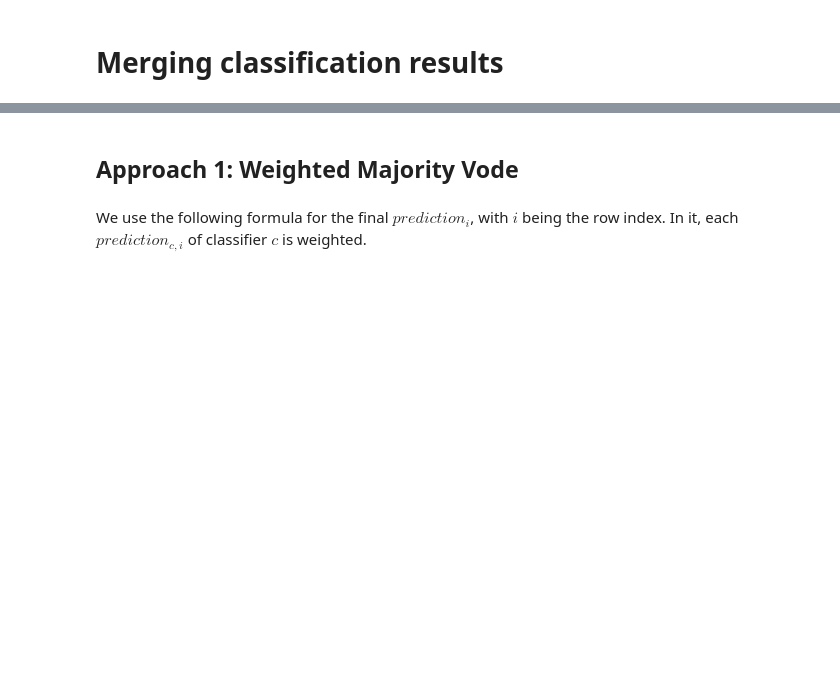
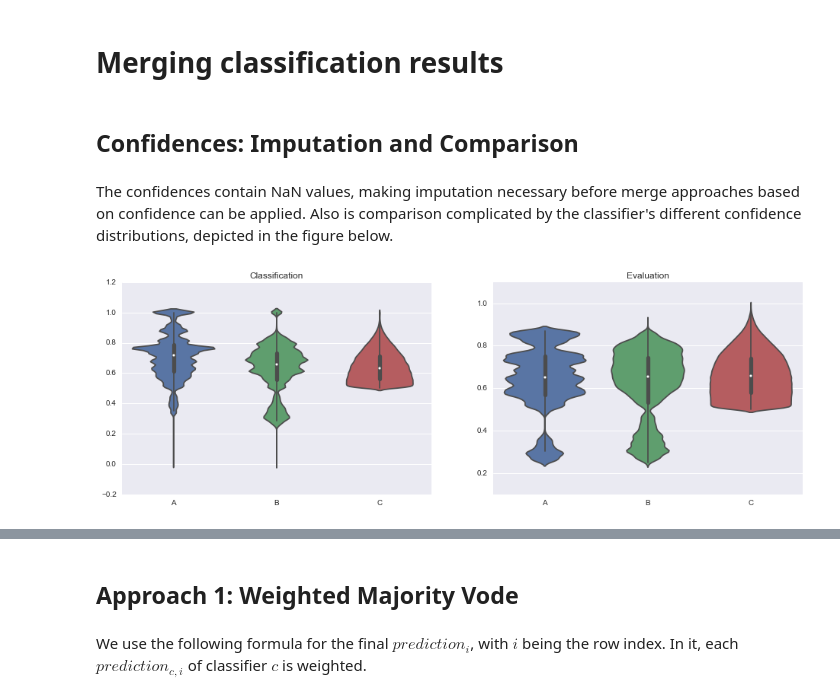
Before and after one commit to busfahren/dmc-results, a Jupyter notebook: merge.ipynb, the cells around one changed output, grey strips where cells are left out. Saved outputs shown, nothing was run; the diff lists cells and outputs as text; code cells hidden in the pictures; blank space fills up the shorter version.

Commit message:
Add confidence imputation

```diff
--- a/merge.ipynb
+++ b/merge.ipynb
@@ -2,0 +11,27 @@
+# %%
+# Load evaluation data
+test_columns = ['returnQuantity', 'articleID', 'productGroup', 'customerID', 'voucherID']
+test_predictions = merge.merged_predictions(test=True, keep_columns=test_columns)
+test_train = evaluate.test_complement(test_predictions)
+
+# Load classification data
+class_columns = ['articleID', 'productGroup', 'customerID', 'voucherID']
+class_predictions = merge.merged_predictions(keep_columns=class_columns)
+class_train = load.orders_train()
+# %% [markdown]
+## Confidences: Imputation and Comparison
+# %% [markdown]
+The confidences contain NaN values, making imputation necessary before merge approaches based on confidence can be applied. Also is comparison complicated by the classifier's different confidence distributions, depicted in the figure below.
+# %%
+# Violinplot for class data and evaluation data
+def confidence_plot(class_data, evaluation_data):
+    f, (ax1, ax2) = plt.subplots(1, 2, figsize=(16,5))
+    ax1.set_title('Classification')
+    ax = sns.violinplot(data=class_data['confidence'], ax=ax1)
+    ax2.set_title('Evaluation')
+    ax = sns.violinplot(data=evaluation_data['confidence'], ax=ax2)
+# %%
+# Violinplot for original data
+confidence_plot(class_predictions, test_predictions)
+# %% [output]
+[figure, added]
```
Also changed, not shown: parts of 6 cells of this notebook, 2 other files.
